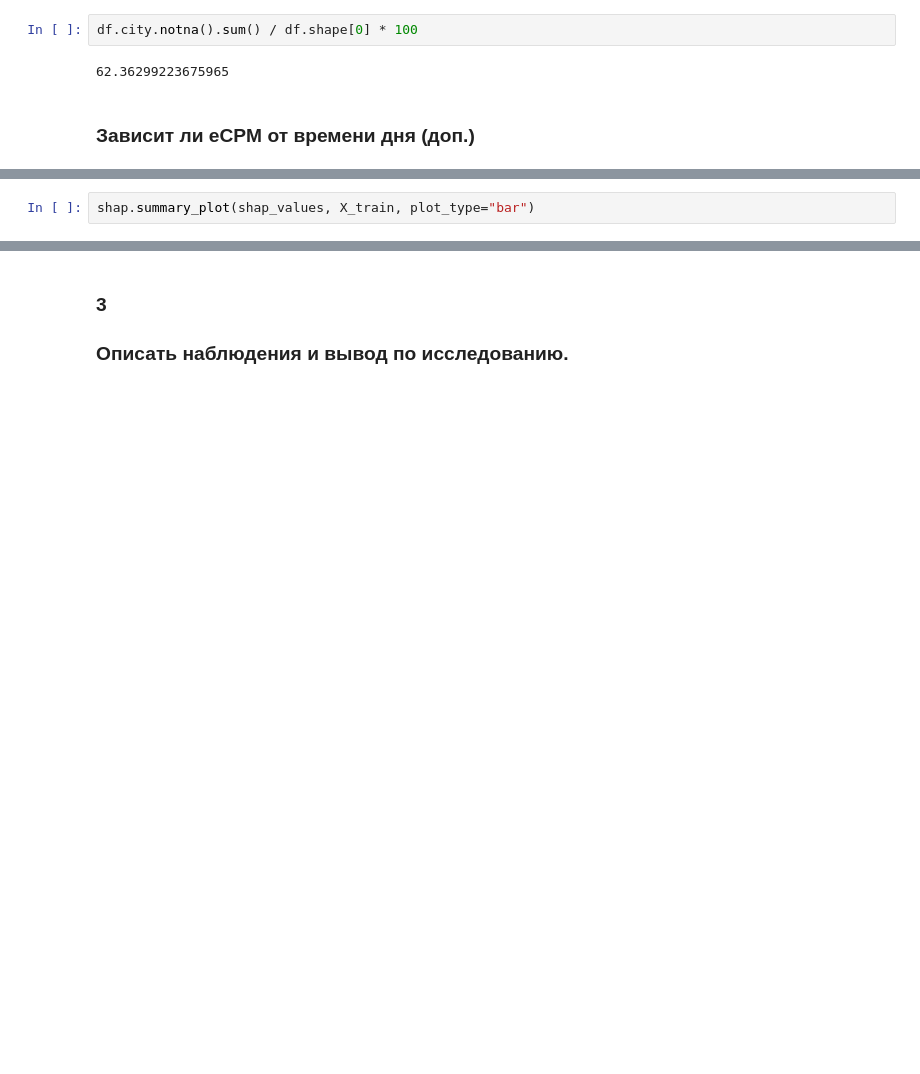
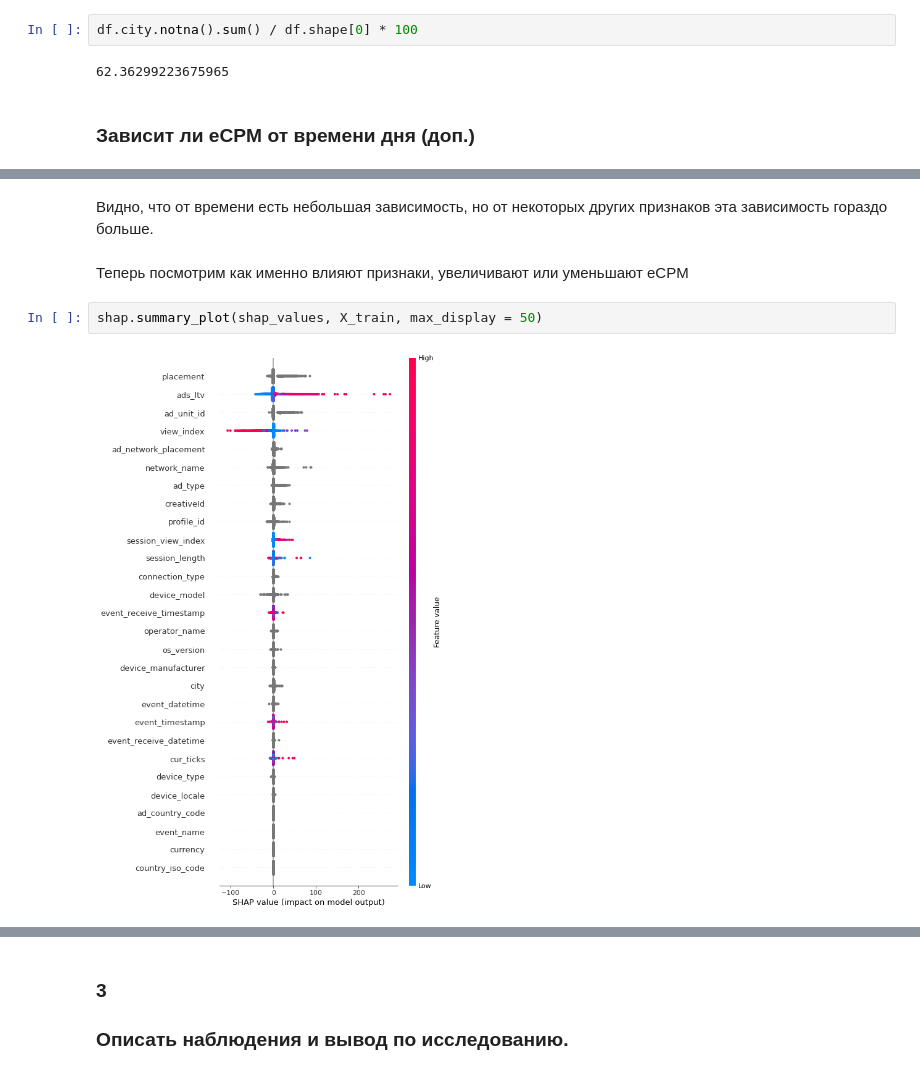
Before and after one commit to FKz11/test_tasks, a Jupyter notebook: data_analysis.ipynb, the cells around one changed output, grey strips where cells are left out. Saved outputs shown, nothing was run; the diff lists cells and outputs as text; blank space fills up the shorter version.

```diff
--- a/data_analysis.ipynb
+++ b/data_analysis.ipynb
@@ -442,2 +461,8 @@ shap_values = explainer.shap_values(X_train)
+# %% [markdown]
+Видно, что от времени есть небольшая зависимость, но от некоторых других признаков эта зависимость гораздо больше.
+# %% [markdown]
+Теперь посмотрим как именно влияют признаки, увеличивают или уменьшают eCPM
 # %%
-shap.summary_plot(shap_values, X_train, plot_type="bar")
+shap.summary_plot(shap_values, X_train, max_display = 50)
+# %% [output]
+[figure, added]
```
Also changed, not shown: parts of 24 cells of this notebook.
